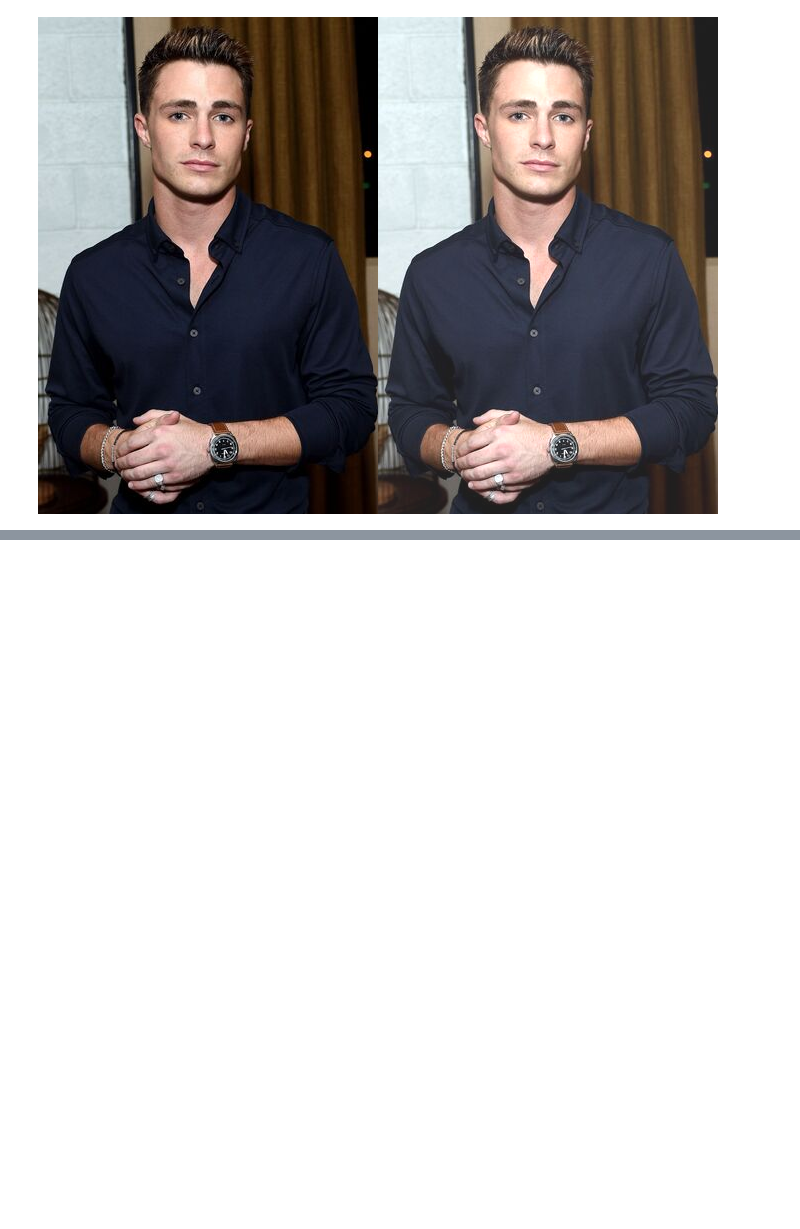
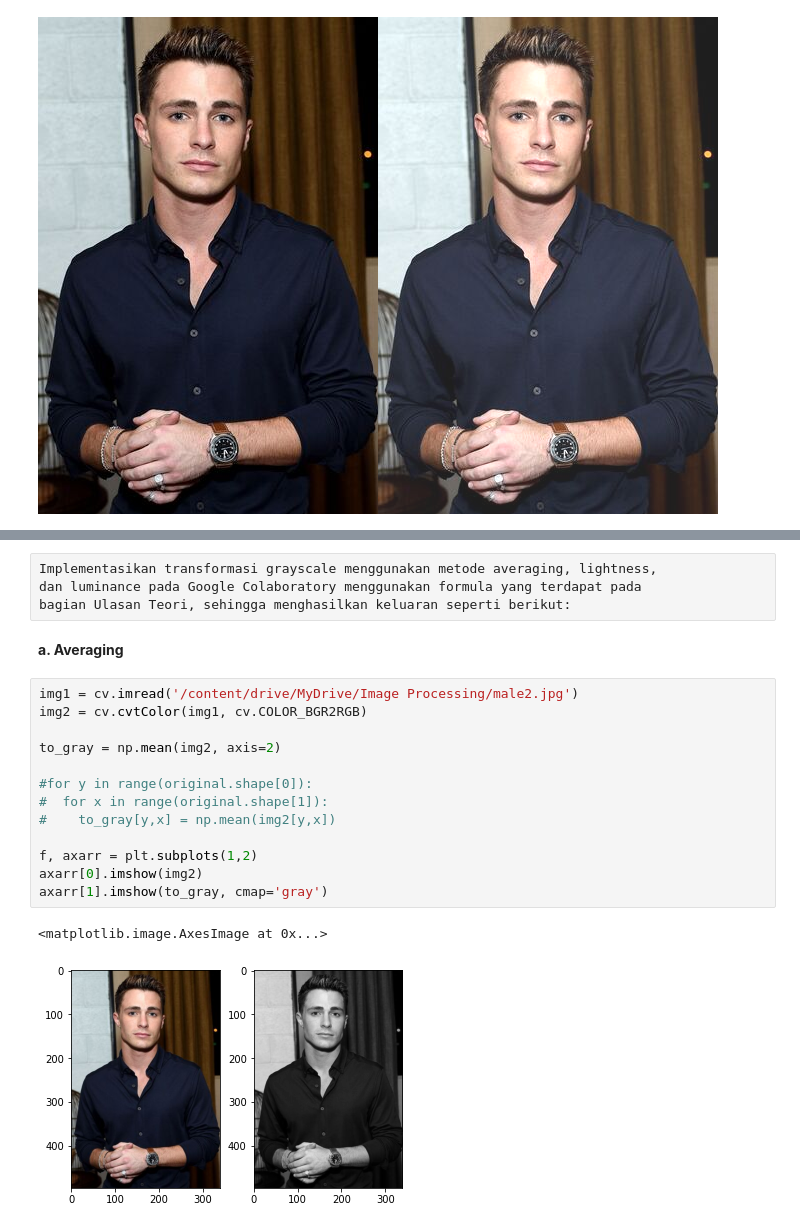
Before and after one commit to hunaynr/PCVK_Genap_2021, a Jupyter notebook: Week3.ipynb, the cells around one changed output, grey strips where cells are left out. Saved outputs shown, nothing was run; the diff lists cells and outputs as text; blank space fills up the shorter version.

```diff
--- a/Week3.ipynb
+++ b/Week3.ipynb
@@ -36,0 +109,22 @@ Masukkan nilai kecerahan: 30
+# %%
+Implementasikan transformasi grayscale menggunakan metode averaging, lightness,
+dan luminance pada Google Colaboratory menggunakan formula yang terdapat pada
+bagian Ulasan Teori, sehingga menghasilkan keluaran seperti berikut:
+# %% [markdown]
+**a. Averaging**
+# %%
+img1 = cv.imread('/content/drive/MyDrive/Image Processing/male2.jpg')
+img2 = cv.cvtColor(img1, cv.COLOR_BGR2RGB)
+
+to_gray = np.mean(img2, axis=2)
+
+#for y in range(original.shape[0]):
+#  for x in range(original.shape[1]):
+#    to_gray[y,x] = np.mean(img2[y,x])
+
+f, axarr = plt.subplots(1,2)
+axarr[0].imshow(img2)
+axarr[1].imshow(to_gray, cmap='gray')
+# %% [output]
+<matplotlib.image.AxesImage at 0x...>
+[figure, added]
```
Also changed, not shown: parts of 13 cells of this notebook.
